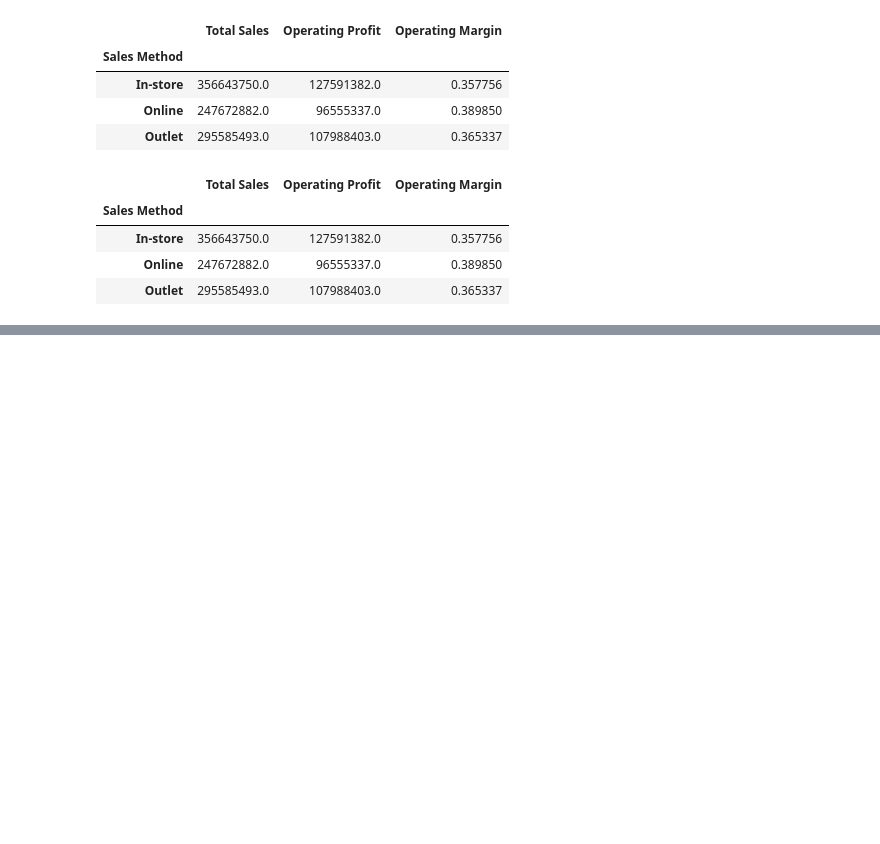
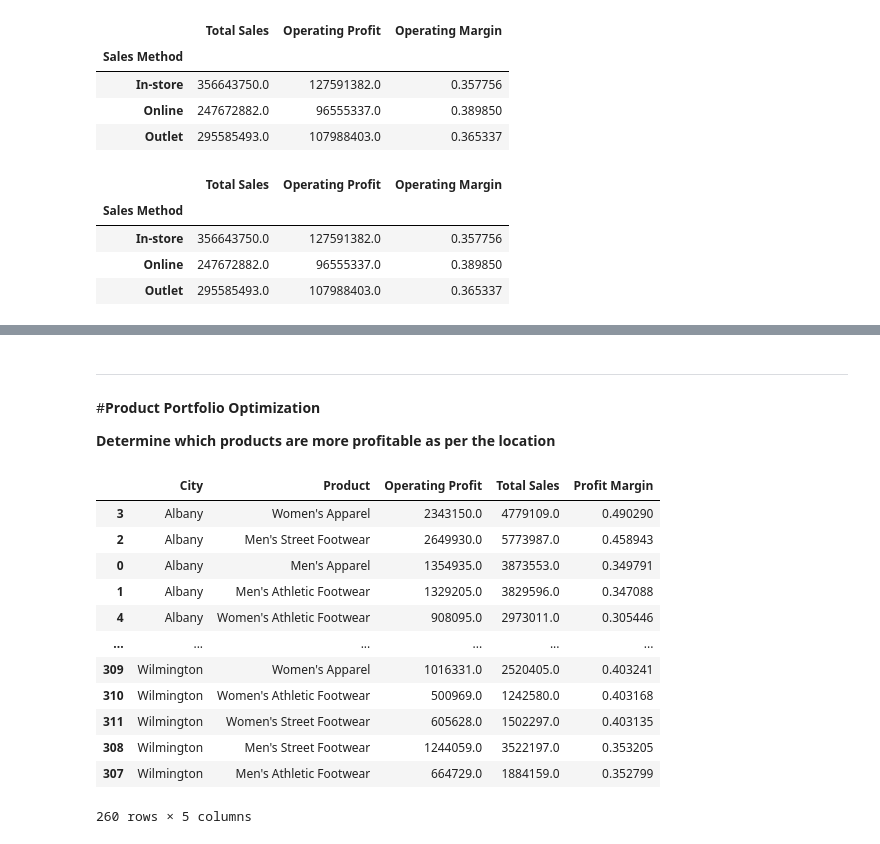
Before and after one commit to amanraghuvanshi/Adidas-Western-Zone-Sales, a Jupyter notebook: AdidasSalesAnalysis.ipynb, the cells around one changed output, grey strips where cells are left out. Drawn from its saved outputs; the diff is of its cells as text; code cells hidden in the pictures; blank space fills up the shorter version.

```diff
--- a/AdidasSalesAnalysis.ipynb
+++ b/AdidasSalesAnalysis.ipynb
@@ -733,0 +742,4 @@ Bonus: Many businesses use both channels (omnichannel approach) to leverage the
+# %%
+# determining the price ranges
+bins = [a for a in range(0, 131, 10)]
+bins
@@ -733,0 +748,15 @@ Bonus: Many businesses use both channels (omnichannel approach) to leverage the
+# %%
+# replacing the $ infront of the Price segment
+df['Price per Unit'] = df['Price per Unit'].astype(str).str.replace(r'[$, ]', '', regex=True).astype(float)
+# %%
+# Create a new column for the price range
+df['Price Range'] = pd.cut(df['Price per Unit'], bins)
+
+# Group by the price range and sum the total sales
+salesPrice = df.groupby('Price Range')['Total Sales'].sum().reset_index()
+
+# Sorting the results to see which price range has the highest sales
+salesPrice = salesPrice.sort_values(by='Total Sales', ascending=False)
+
+# Results are sorted based on Total Sales
+salesPrice
@@ -733,0 +792,37 @@ Bonus: Many businesses use both channels (omnichannel approach) to leverage the
+# %% [markdown]
+<hr>
+
+#**Product Portfolio Optimization**
+
+**Determine which products are more profitable as per the location**
+# %%
+# need to group the data by products and location
+data = df.groupby(['City', 'Product']).agg({
+    'Operating Profit':'sum',
+    'Total Sales':'sum'
+}).reset_index()
+
+# calculation of profit margin
+data['Profit Margin'] = data['Operating Profit']/data['Total Sales']
+
+# sorting to find the most profitable product
+data.sort_values(by = ['City', 'Profit Margin'], ascending = [True, False], inplace= True)
+
+# res
+topRes = data.groupby('City').head()
+# %%
+topRes
+# %% [output]
+|  | City | Product | Operating Profit | Total Sales | Profit Margin |
+| 3 | Albany | Women's Apparel | 2343150.0 | 4779109.0 | 0.490290 |
+| 2 | Albany | Men's Street Footwear | 2649930.0 | 5773987.0 | 0.458943 |
+| 0 | Albany | Men's Apparel | 1354935.0 | 3873553.0 | 0.349791 |
+| 1 | Albany | Men's Athletic Footwear | 1329205.0 | 3829596.0 | 0.347088 |
+| 4 | Albany | Women's Athletic Footwear | 908095.0 | 2973011.0 | 0.305446 |
+| ... | ... | ... | ... | ... | ... |
+| 309 | Wilmington | Women's Apparel | 1016331.0 | 2520405.0 | 0.403241 |
+| 310 | Wilmington | Women's Athletic Footwear | 500969.0 | 1242580.0 | 0.403168 |
+| 311 | Wilmington | Women's Street Footwear | 605628.0 | 1502297.0 | 0.403135 |
+| 308 | Wilmington | Men's Street Footwear | 1244059.0 | 3522197.0 | 0.353205 |
+| 307 | Wilmington | Men's Athletic Footwear | 664729.0 | 1884159.0 | 0.352799 |
+260 rows × 5 columns
```
Also changed, not shown: parts of 5 cells of this notebook.
